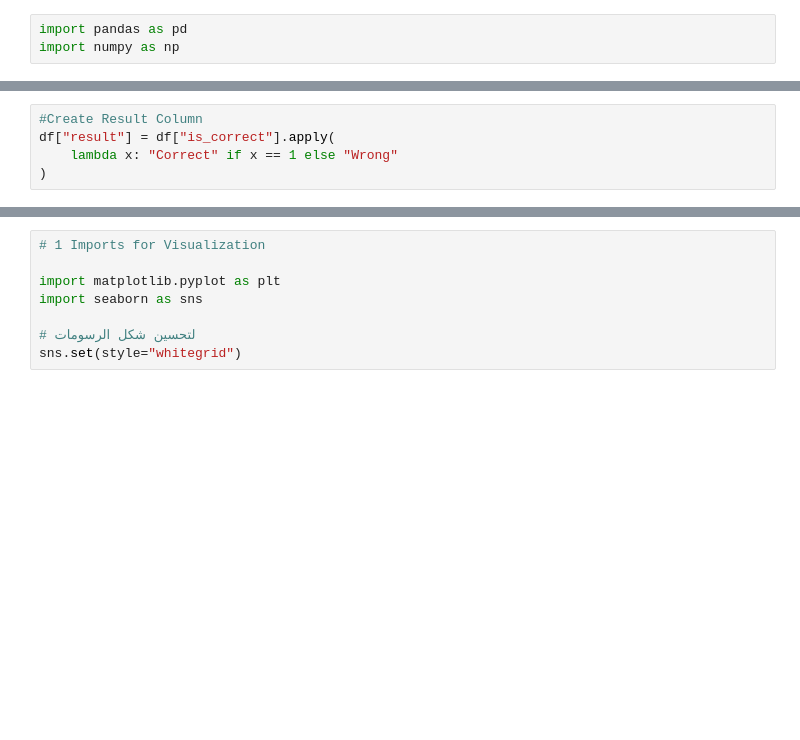
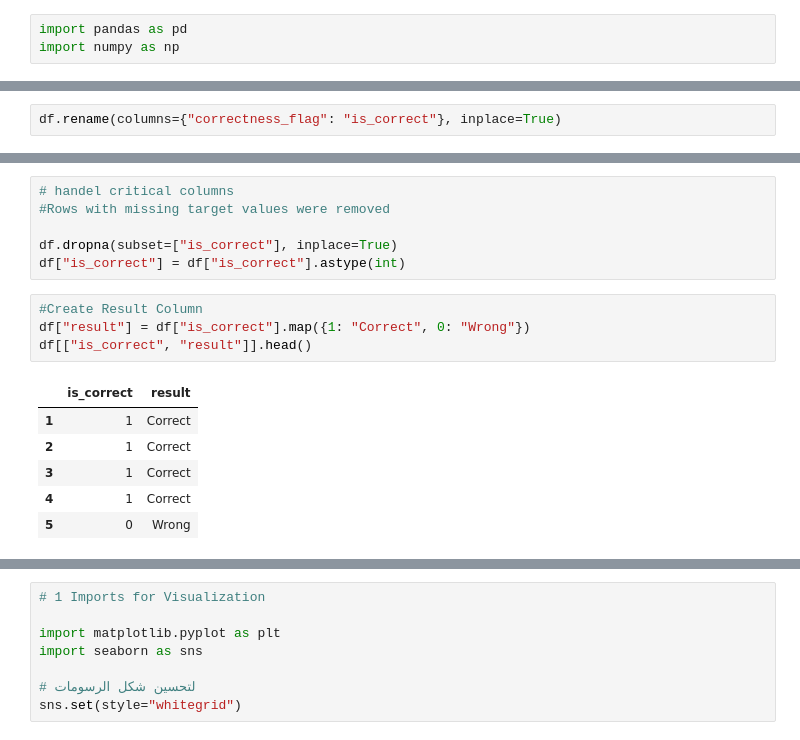
Before and after one commit to khloud-ibrahim/PersonalizedExam_app, a Jupyter notebook: Preprocessing_FP_Growth.ipynb, the cells around one changed output, grey strips where cells are left out. Saved outputs shown, nothing was run; the diff lists cells and outputs as text; blank space fills up the shorter version.

```diff
--- a/Preprocessing_FP_Growth.ipynb
+++ b/Preprocessing_FP_Growth.ipynb
@@ -70,0 +144,2 @@ df.dropna(subset=["is_correct"], inplace=True)
+# %%
+df.rename(columns={"correctness_flag": "is_correct"}, inplace=True)
@@ -71,7 +166,19 @@ df.dropna(subset=["is_correct"], inplace=True)
+# %%
+# handel critical columns
+#Rows with missing target values were removed
+
+df.dropna(subset=["is_correct"], inplace=True)
+df["is_correct"] = df["is_correct"].astype(int)
 # %%
 #Create Result Column
-df["result"] = df["is_correct"].apply(
-    lambda x: "Correct" if x == 1 else "Wrong"
-)
+df["result"] = df["is_correct"].map({1: "Correct", 0: "Wrong"})
+df[["is_correct", "result"]].head()
+# %% [output]
+|  | is_correct | result |
+| 1 | 1 | Correct |
+| 2 | 1 | Correct |
+| 3 | 1 | Correct |
+| 4 | 1 | Correct |
+| 5 | 0 | Wrong |
 # %%
 #Create Transaction Column
```
Also changed, not shown: parts of 29 cells of this notebook.
